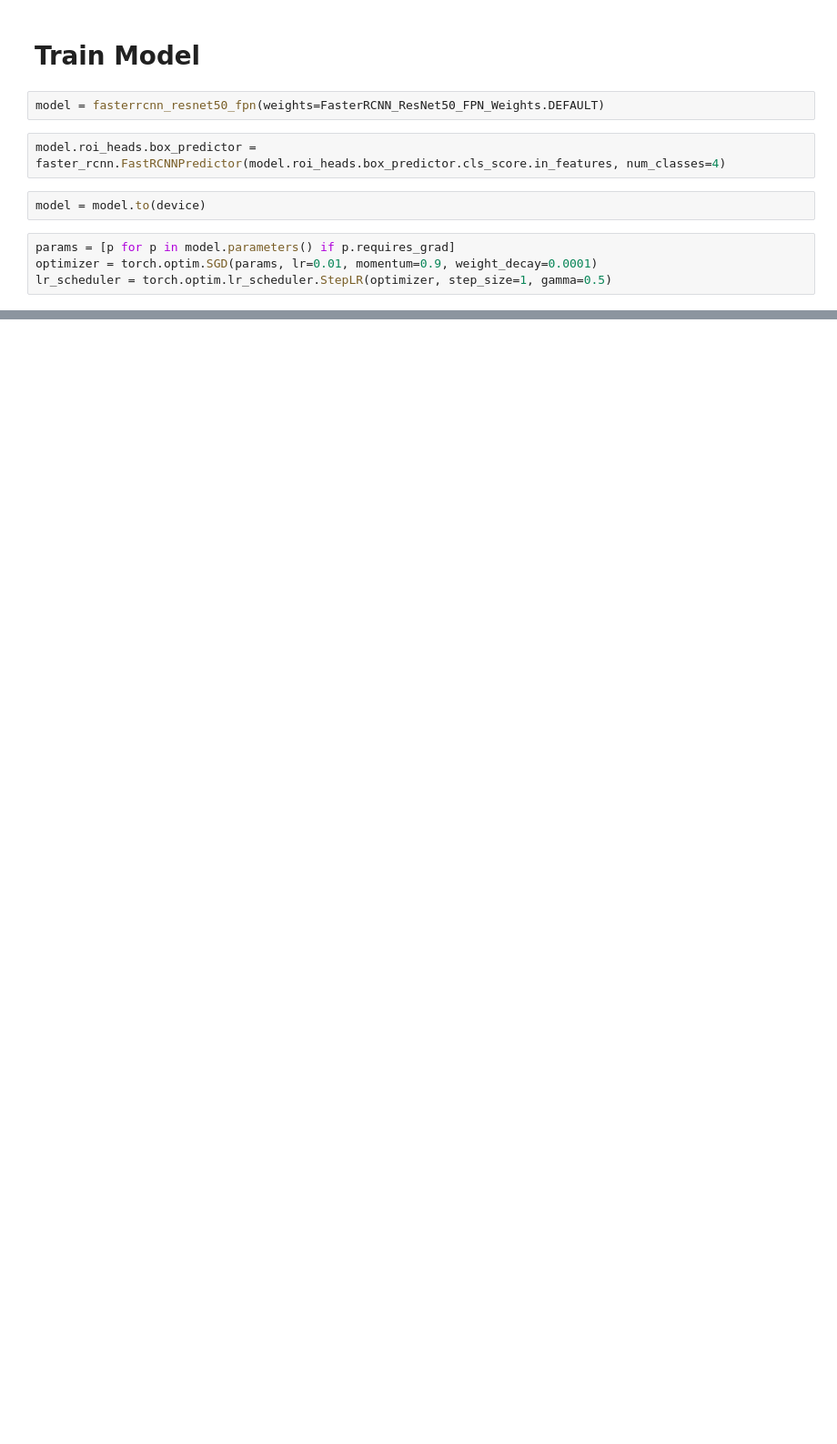
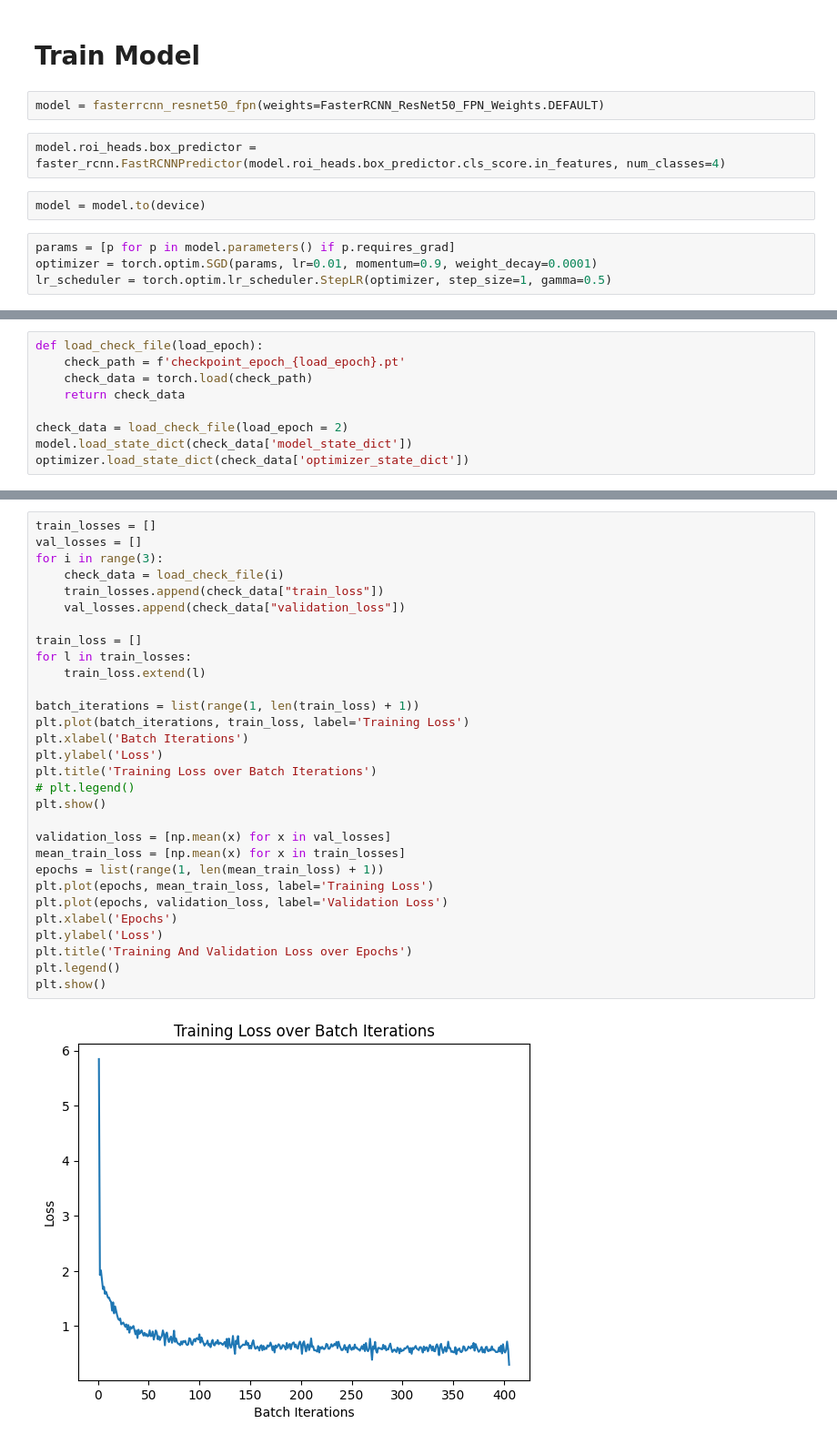
Before and after one commit to liduanken/ktp_bcu_floorplan_detection_task, a Jupyter notebook: detection.ipynb, the cells around one changed output, grey strips where cells are left out. Shown at 91% size. Saved outputs shown, nothing was run; the diff lists cells and outputs as text; blank space fills up the shorter version.

Commit message:
Model evaluation

```diff
--- a/detection.ipynb
+++ b/detection.ipynb
@@ -341,0 +340,9 @@ libpng warning: iCCP: known incorrect sRGB profile
+# %%
+def load_check_file(load_epoch):
+    check_path = f'checkpoint_epoch_{load_epoch}.pt'
+    check_data = torch.load(check_path)
+    return check_data
+
+check_data = load_check_file(load_epoch = 2)
+model.load_state_dict(check_data['model_state_dict'])
+optimizer.load_state_dict(check_data['optimizer_state_dict'])
@@ -341,0 +351,32 @@ libpng warning: iCCP: known incorrect sRGB profile
+# %%
+train_losses = []
+val_losses = []
+for i in range(3):
+    check_data = load_check_file(i)
+    train_losses.append(check_data["train_loss"])
+    val_losses.append(check_data["validation_loss"])
+
+train_loss = []
+for l in train_losses:
+    train_loss.extend(l)
+
+batch_iterations = list(range(1, len(train_loss) + 1))
+plt.plot(batch_iterations, train_loss, label='Training Loss')
+plt.xlabel('Batch Iterations')
+plt.ylabel('Loss')
+plt.title('Training Loss over Batch Iterations')
+# plt.legend()
+plt.show()
+
+validation_loss = [np.mean(x) for x in val_losses]
+mean_train_loss = [np.mean(x) for x in train_losses]
+epochs = list(range(1, len(mean_train_loss) + 1))
+plt.plot(epochs, mean_train_loss, label='Training Loss')
+plt.plot(epochs, validation_loss, label='Validation Loss')
+plt.xlabel('Epochs')
+plt.ylabel('Loss')
+plt.title('Training And Validation Loss over Epochs')
+plt.legend()
+plt.show()
+# %% [output]
+[figure, added]
```
Also changed, not shown: parts of 15 cells of this notebook.
